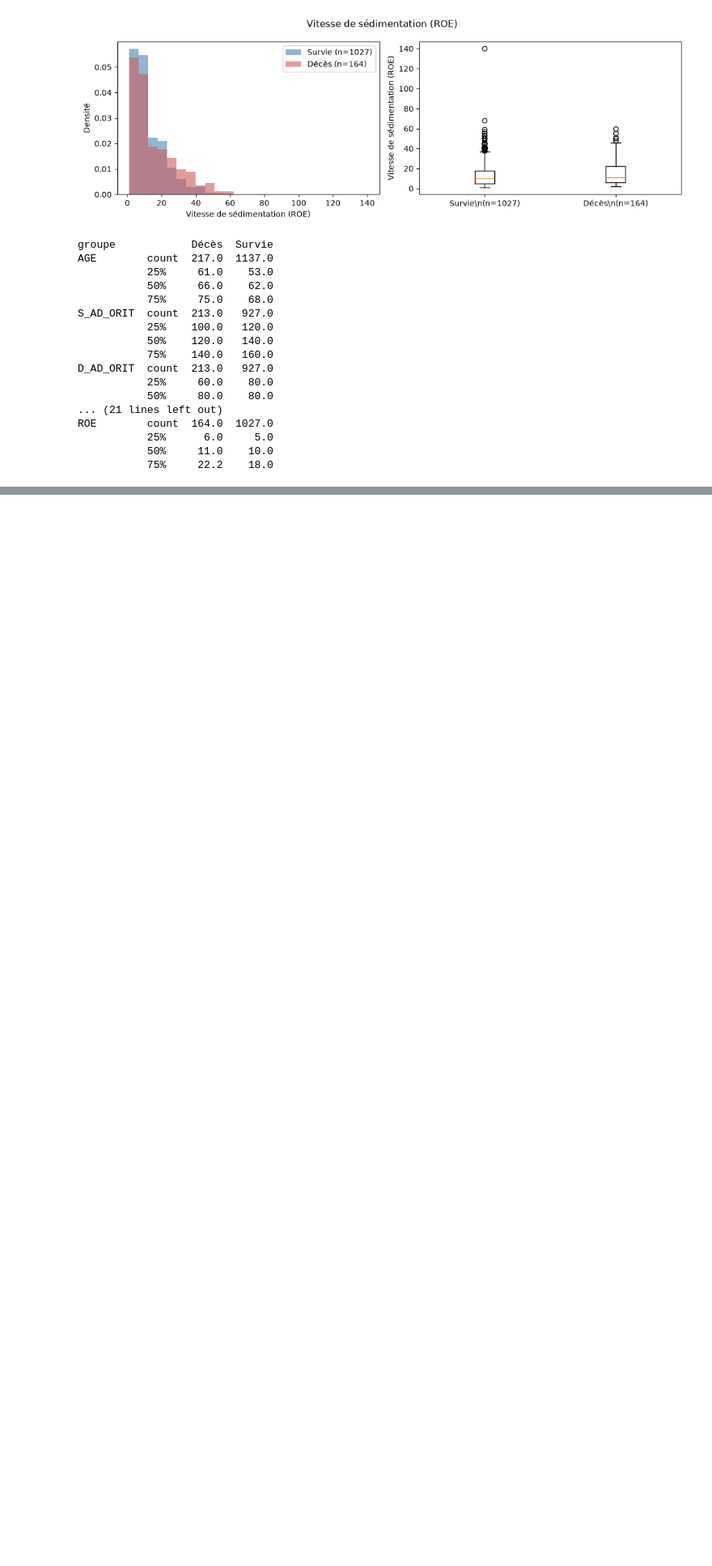
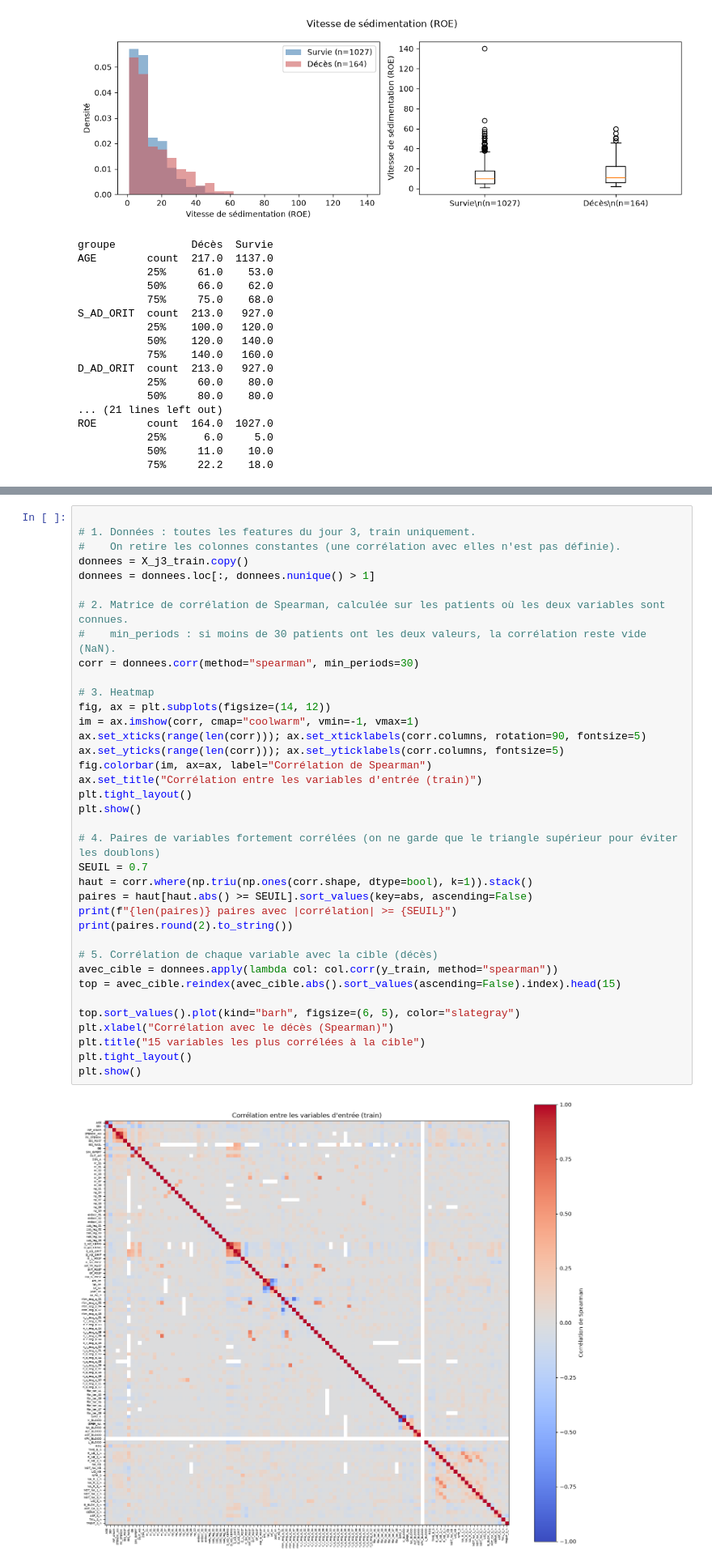
Before and after one commit to maximgasnier/be_ClinTrajan, a Jupyter notebook: 1_Exploration_preprocessing_non_supervise.ipynb, the cells around one changed output, grey strips where cells are left out. Shown at 81% size. Cells and saved outputs as stored; diff of their text form; blank space fills up the shorter version.

Commit message:
Calcul de la matrice de correlation

```diff
--- a/1_Exploration_preprocessing_non_supervise.ipynb
+++ b/1_Exploration_preprocessing_non_supervise.ipynb
@@ -449,0 +444,39 @@ Les boxplots montrent des valeurs extrêmes pour [À REMPLIR : variables]. Nous
+# %%
+
+# 1. Données : toutes les features du jour 3, train uniquement.
+#    On retire les colonnes constantes (une corrélation avec elles n'est pas définie).
+donnees = X_j3_train.copy()
+donnees = donnees.loc[:, donnees.nunique() > 1]
+
+# 2. Matrice de corrélation de Spearman, calculée sur les patients où les deux variables sont connues.
+#    min_periods : si moins de 30 patients ont les deux valeurs, la corrélation reste vide (NaN).
+corr = donnees.corr(method="spearman", min_periods=30)
+
+# 3. Heatmap
+fig, ax = plt.subplots(figsize=(14, 12))
+im = ax.imshow(corr, cmap="coolwarm", vmin=-1, vmax=1)
+ax.set_xticks(range(len(corr))); ax.set_xticklabels(corr.columns, rotation=90, fontsize=5)
+ax.set_yticks(range(len(corr))); ax.set_yticklabels(corr.columns, fontsize=5)
+fig.colorbar(im, ax=ax, label="Corrélation de Spearman")
+ax.set_title("Corrélation entre les variables d'entrée (train)")
+plt.tight_layout()
+plt.show()
+
+# 4. Paires de variables fortement corrélées (on ne garde que le triangle supérieur pour éviter les doublons)
+SEUIL = 0.7
+haut = corr.where(np.triu(np.ones(corr.shape, dtype=bool), k=1)).stack()
+paires = haut[haut.abs() >= SEUIL].sort_values(key=abs, ascending=False)
+print(f"{len(paires)} paires avec |corrélation| >= {SEUIL}")
+print(paires.round(2).to_string())
+
+# 5. Corrélation de chaque variable avec la cible (décès)
+avec_cible = donnees.apply(lambda col: col.corr(y_train, method="spearman"))
+top = avec_cible.reindex(avec_cible.abs().sort_values(ascending=False).index).head(15)
+
+top.sort_values().plot(kind="barh", figsize=(6, 5), color="slategray")
+plt.xlabel("Corrélation avec le décès (Spearman)")
+plt.title("15 variables les plus corrélées à la cible")
+plt.tight_layout()
+plt.show()
+# %% [output]
+[figure, added]
```
Also changed, not shown: parts of 3 cells of this notebook.
